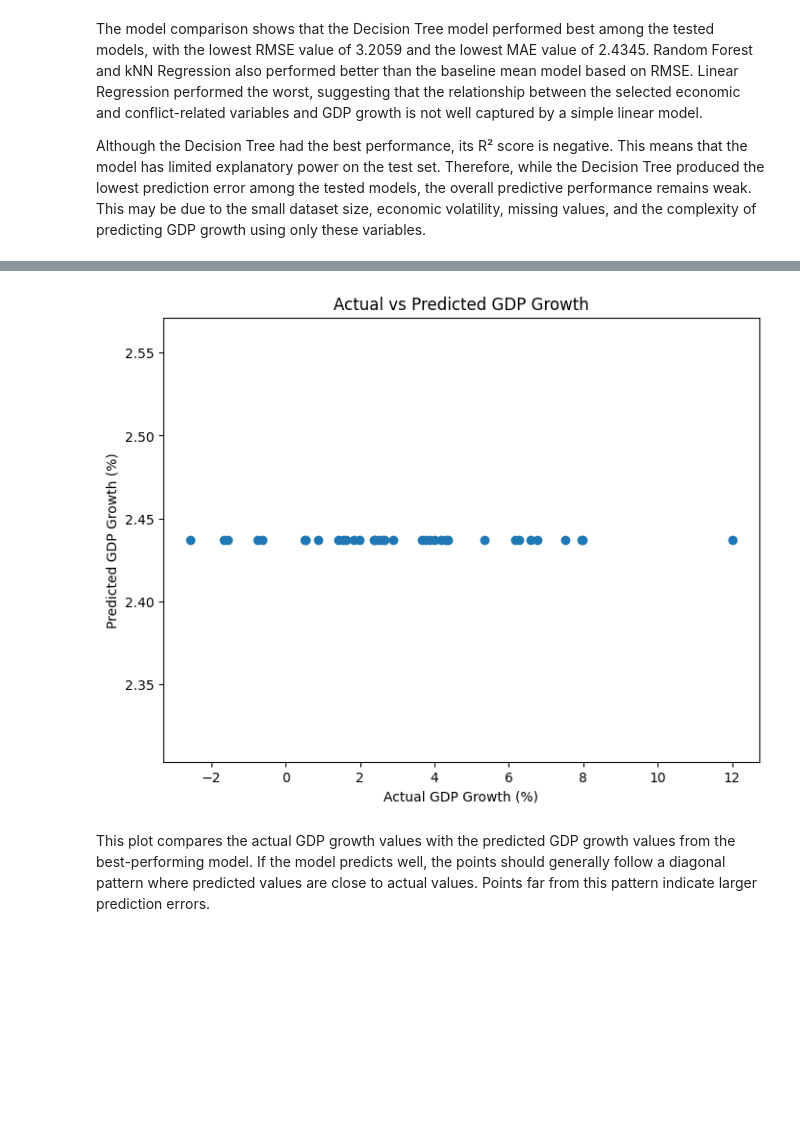
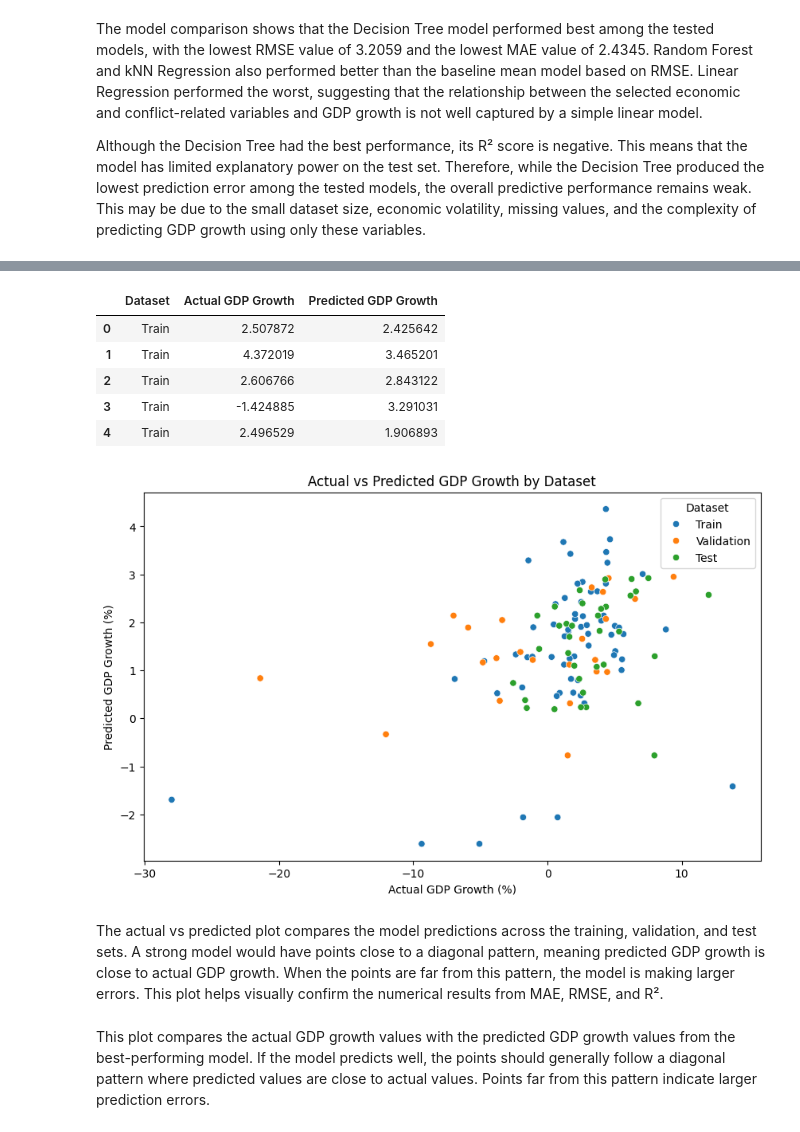
Before and after one commit to HussamAlabrash/DSA210PROJECT, a Jupyter notebook: DSA210.ipynb, the cells around one changed output, grey strips where cells are left out. Saved outputs shown, nothing was run; the diff lists cells and outputs as text; code cells hidden in the pictures; blank space fills up the shorter version.

```diff
--- a/DSA210.ipynb
+++ b/DSA210.ipynb
@@ -452,0 +666,5 @@ results_df
+# %%
+# Test Set Model Comparison
+
+test_results = results_df[results_df['Dataset'] == 'Test'].sort_values(by='RMSE')
+test_results
@@ -488,20 +737,54 @@ Although the Decision Tree had the best performance, its R² score is negative.
+# %%
+# Actual vs Predicted GDP Growth for Train, Validation, and Test Sets
+
+fig_data = []
+
+for split_name, X_split, y_split in [
+    ("Train", X_train, y_train),
+    ("Validation", X_val, y_val),
+    ("Test", X_test, y_test)
+]:
+    preds = best_model.predict(X_split)
+
+    temp_df = pd.DataFrame({
+        "Dataset": split_name,
+        "Actual GDP Growth": y_split.values,
+        "Predicted GDP Growth": preds
+    })
+
+    fig_data.append(temp_df)
+
+prediction_all = pd.concat(fig_data)
+
+prediction_all.head()
+# %% [output]
+|  | Dataset | Actual GDP Growth | Predicted GDP Growth |
+| 0 | Train | 2.507872 | 2.425642 |
+| 1 | Train | 4.372019 | 3.465201 |
+| 2 | Train | 2.606766 | 2.843122 |
+| 3 | Train | -1.424885 | 3.291031 |
+| 4 | Train | 2.496529 | 1.906893 |
 # %%
-# Actual vs Predicted Plot
+# Actual vs Predicted Plot by Dataset
 
-plt.figure(figsize=(8, 6))
+plt.figure(figsize=(10, 6))
 
-plt.scatter(
-    prediction_comparison["Actual GDP Growth"],
-    prediction_comparison["Predicted GDP Growth"]
+sns.scatterplot(
+    data=prediction_all,
+    x="Actual GDP Growth",
+    y="Predicted GDP Growth",
+    hue="Dataset"
 )
 
-plt.title("Actual vs Predicted GDP Growth")
+plt.title("Actual vs Predicted GDP Growth by Dataset")
 plt.xlabel("Actual GDP Growth (%)")
 plt.ylabel("Predicted GDP Growth (%)")
 
 plt.show()
 # %% [output]
-[figure, old version]
+[figure, new version]
+# %% [markdown]
+The actual vs predicted plot compares the model predictions across the training, validation, and test sets. A strong model would have points close to a diagonal pattern, meaning predicted GDP growth is close to actual GDP growth. When the points are far from this pattern, the model is making larger errors. This plot helps visually confirm the numerical results from MAE, RMSE, and R².
 # %% [markdown]
 This plot compares the actual GDP growth values with the predicted GDP growth values from the best-performing model. If the model predicts well, the points should generally follow a diagonal pattern where predicted values are close to actual values. Points far from this pattern indicate larger prediction errors.
 # %% [markdown]
```
Also changed, not shown: parts of 33 cells of this notebook.
